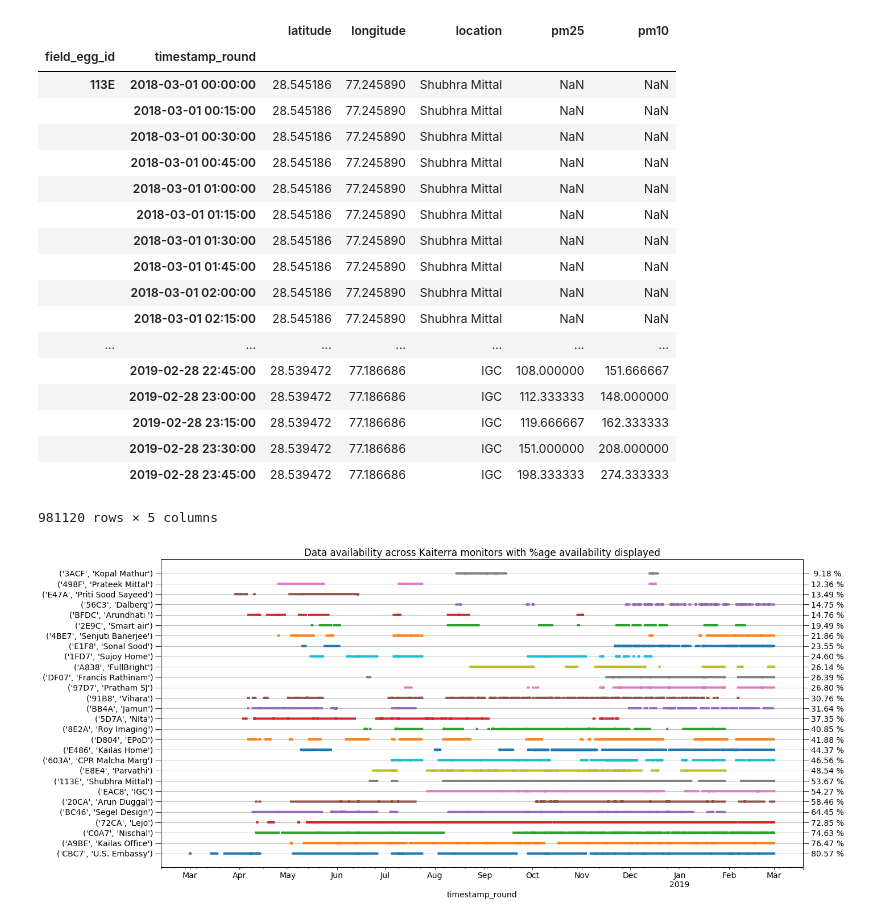
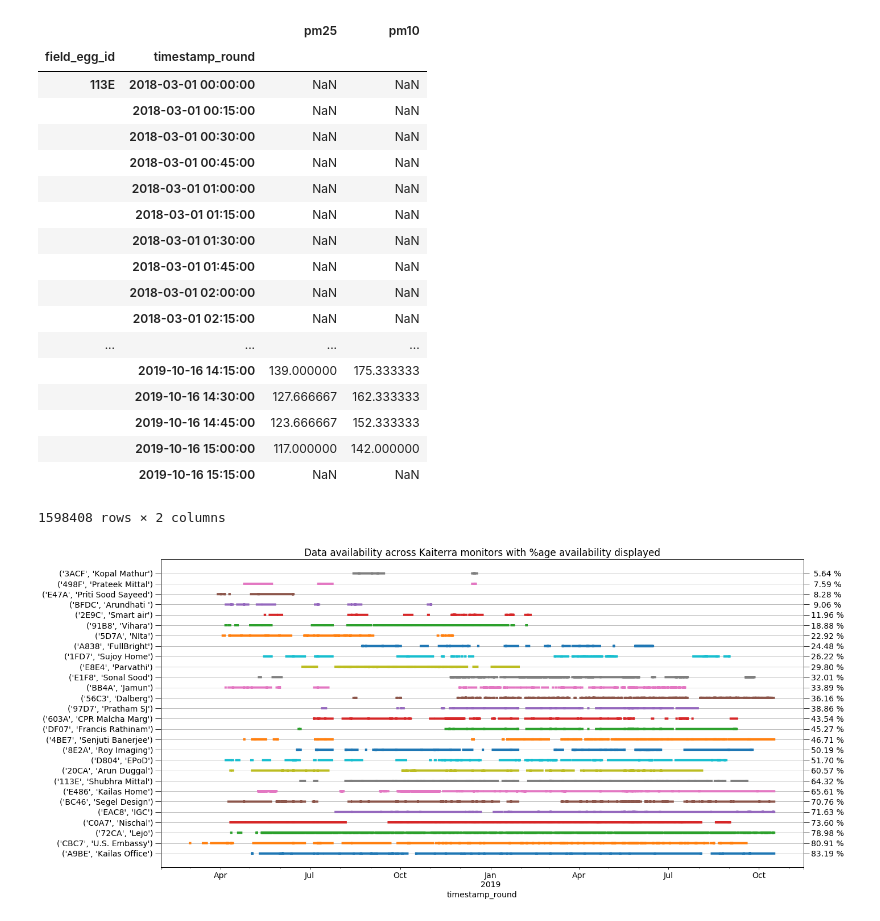
Before and after one commit to ankitbha/hidden_hotspots, a Jupyter notebook: notebooks/PreviewData-FieldEggIDs.ipynb, the cells around one changed output. Saved outputs shown, nothing was run; the diff lists cells and outputs as text; code cells hidden in the pictures.

Commit message:
Use the new locs_new.csv for locations

```diff
--- a/notebooks/PreviewData-FieldEggIDs.ipynb
+++ b/notebooks/PreviewData-FieldEggIDs.ipynb
@@ -3,60 +3,64 @@ import pandas as pd
 np = pd.np
 import matplotlib.pyplot as plt
 # %%
-suffix = '2019_Feb_28'
-df = pd.read_csv('data/kaiterra_fieldeggid_15min_{}_panel.csv'.format(suffix), index_col=[0,1], parse_dates=True)
+#suffix = '2019_Feb_28'
+suffix = '2019_Oct_16'
+df = pd.read_csv('../data/kaiterra/kaiterra_fieldeggid_15min_{}_panel.csv'.format(suffix), index_col=[0,1], parse_dates=True)
 # %%
 df.sort_index(inplace=True)
 df
 # %% [output]
-|  |  | latitude | longitude | location | pm25 | pm10 |
-| field_egg_id | timestamp_round |  |  |  |  |  |
-| 113E | 2018-03-01 00:00:00 | 28.545186 | 77.245890 | Shubhra Mittal | NaN | NaN |
-|  | 2018-03-01 00:15:00 | 28.545186 | 77.245890 | Shubhra Mittal | NaN | NaN |
-|  | 2018-03-01 00:30:00 | 28.545186 | 77.245890 | Shubhra Mittal | NaN | NaN |
-|  | 2018-03-01 00:45:00 | 28.545186 | 77.245890 | Shubhra Mittal | NaN | NaN |
-|  | 2018-03-01 01:00:00 | 28.545186 | 77.245890 | Shubhra Mittal | NaN | NaN |
-|  | 2018-03-01 01:15:00 | 28.545186 | 77.245890 | Shubhra Mittal | NaN | NaN |
-|  | 2018-03-01 01:30:00 | 28.545186 | 77.245890 | Shubhra Mittal | NaN | NaN |
-|  | 2018-03-01 01:45:00 | 28.545186 | 77.245890 | Shubhra Mittal | NaN | NaN |
-|  | 2018-03-01 02:00:00 | 28.545186 | 77.245890 | Shubhra Mittal | NaN | NaN |
-|  | 2018-03-01 02:15:00 | 28.545186 | 77.245890 | Shubhra Mittal | NaN | NaN |
-| ... | ... | ... | ... | ... | ... | ... |
-|  | 2019-02-28 22:45:00 | 28.539472 | 77.186686 | IGC | 108.000000 | 151.666667 |
-|  | 2019-02-28 23:00:00 | 28.539472 | 77.186686 | IGC | 112.333333 | 148.000000 |
-|  | 2019-02-28 23:15:00 | 28.539472 | 77.186686 | IGC | 119.666667 | 162.333333 |
-|  | 2019-02-28 23:30:00 | 28.539472 | 77.186686 | IGC | 151.000000 | 208.000000 |
-|  | 2019-02-28 23:45:00 | 28.539472 | 77.186686 | IGC | 198.333333 | 274.333333 |
+|  |  | pm25 | pm10 |
+| field_egg_id | timestamp_round |  |  |
+| 113E | 2018-03-01 00:00:00 | NaN | NaN |
+|  | 2018-03-01 00:15:00 | NaN | NaN |
+|  | 2018-03-01 00:30:00 | NaN | NaN |
+|  | 2018-03-01 00:45:00 | NaN | NaN |
+|  | 2018-03-01 01:00:00 | NaN | NaN |
+|  | 2018-03-01 01:15:00 | NaN | NaN |
+|  | 2018-03-01 01:30:00 | NaN | NaN |
+|  | 2018-03-01 01:45:00 | NaN | NaN |
+|  | 2018-03-01 02:00:00 | NaN | NaN |
+|  | 2018-03-01 02:15:00 | NaN | NaN |
+| ... | ... | ... | ... |
+|  | 2019-10-16 14:15:00 | 139.000000 | 175.333333 |
+|  | 2019-10-16 14:30:00 | 127.666667 | 162.333333 |
+|  | 2019-10-16 14:45:00 | 123.666667 | 152.333333 |
+|  | 2019-10-16 15:00:00 | 117.000000 | 142.000000 |
+|  | 2019-10-16 15:15:00 | NaN | NaN |
-981120 rows × 5 columns
+1598408 rows × 2 columns
+# %%
+locs_df = pd.read_csv('../data/kaiterra/locs_new.csv', index_col=0)
 # %%
 # display availability based on percent counts
 grouped = df.groupby(level=0)
 validfracs = (grouped.pm25.count() / grouped.pm25.size())
 validfracs.sort_values(ascending=False, inplace=True)
 
 plt.rc('font', size=14)
 
 fig = plt.figure(figsize=(20,9))
 ax = fig.add_subplot(111)
 
 for count, name in enumerate(validfracs.index, 1):
     # plot the data availability
     group = grouped.get_group(name)
     group.reset_index(level=0, drop=True, inplace=True)
     group.pm25.where(np.isnan(group.pm25), other=count).plot(lw=4)
 
 ax.set_yticks(np.arange(1,count+1))
-ax.set_yticklabels([(name, grouped.get_group(name).location[0]) for name in validfracs.index])
+#ax.set_yticklabels([(name, grouped.get_group(name).location[0]) for name in validfracs.index])
+ax.set_yticklabels([(name, locs_df.location[name]) for name in validfracs.index])
 ax.tick_params(axis='y', right=0, left=1, length=10)
 ax2 = ax.twinx()
 ax2.set_ylim(ax.get_ylim())
 ax2.set_yticks(ax.get_yticks())
 ax2.set_yticklabels(['{:5.2f} %'.format(val*100) for val in validfracs])
 ax2.tick_params(axis='y', right=1, left=0, length=10)
 ax.set_title('Data availability across Kaiterra monitors with %age availability displayed')
 ax.grid(axis='y')
 fig.tight_layout()
 plt.show()
 # %% [output]
-[figure, old version]
+[figure, new version]
 # %%
```
Also changed, not shown: parts of 2 cells of this notebook.
